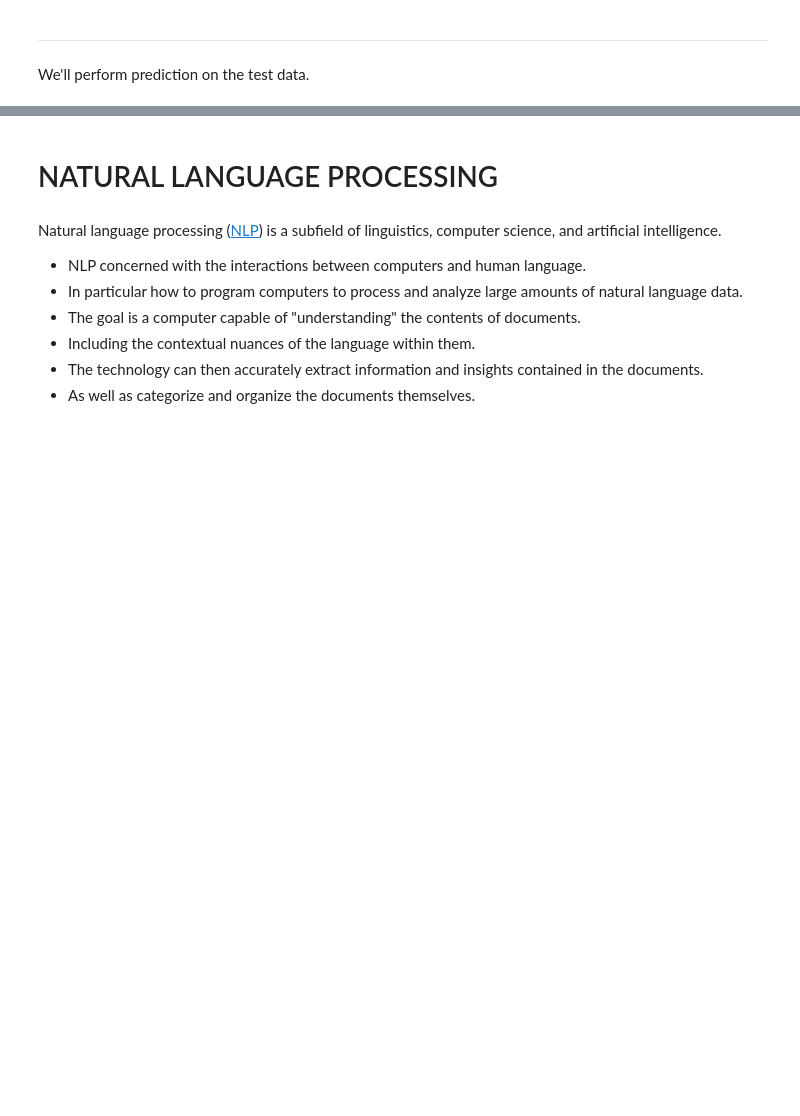
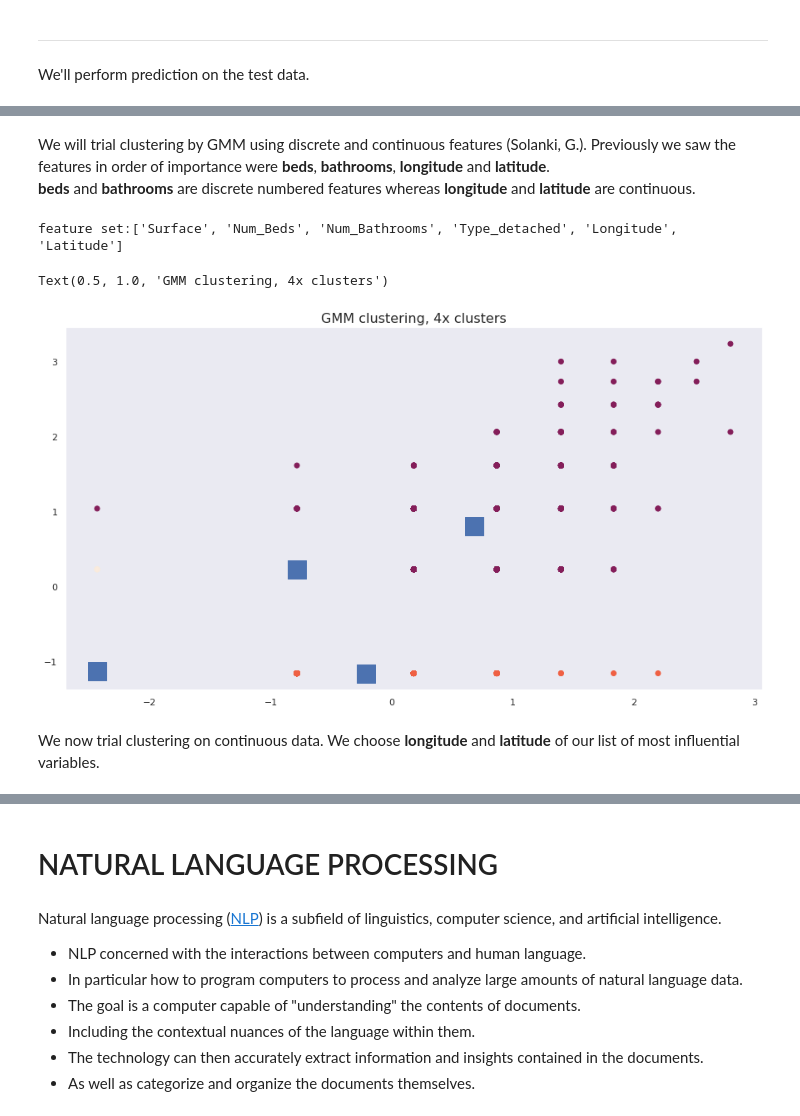
Before and after one commit to jimgibb/ET5003_SEM1_2021-2, a Jupyter notebook: Week-5/ET5003_KaggleCompetition.ipynb, the cells around one changed output, grey strips where cells are left out. Saved outputs shown, nothing was run; the diff lists cells and outputs as text; code cells hidden in the pictures; blank space fills up the shorter version.

```diff
--- a/Week-5/ET5003_KaggleCompetition.ipynb
+++ b/Week-5/ET5003_KaggleCompetition.ipynb
@@ -775,0 +969,33 @@ df_y_pred.to_csv('y_pred_surface.csv', index=False)
+# %% [markdown]
+We will trial clustering by GMM using discrete and continuous features (Solanki, G.). Previously we saw the features in order of importance were **beds**, **bathrooms**, **longitude** and **latitude**.
+**beds** and **bathrooms** are discrete numbered features whereas **longitude** and **latitude** are continuous.
+# %%
+print(f"feature set:{feature_set}")
+# %% [output]
+feature set:['Surface', 'Num_Beds', 'Num_Bathrooms', 'Type_detached', 'Longitude', 'Latitude']
+# %%
+# training gaussian mixture model
+from sklearn.mixture import GaussianMixture
+
+gmm = GaussianMixture(n_components=4)
+
+# clustering by features Num_Beds, Num_Bathrooms
+ind=[1, 2]
+X_ind = Xn_train[:, ind]
+
+# Gaussian Mixture
+gmm.fit(X_ind)
+plt.grid()
+
+# Predict the training data so we can label the dots
+labels = gmm.predict(X_ind)
+plt.scatter(X_ind[:,0],X_ind[:,1], c=labels)
+
+# centroids
+plt.scatter(gmm.means_[:,0],gmm.means_[:,1], marker="s", s=22**2)
+plt.title('GMM clustering, 4x clusters', fontsize=16)
+# %% [output]
+Text(0.5, 1.0, 'GMM clustering, 4x clusters')
+[figure, added]
+# %% [markdown]
+We now trial clustering on continuous data. We choose **longitude** and **latitude** of our list of most influential variables.
```
Also changed, not shown: parts of 63 cells of this notebook.
